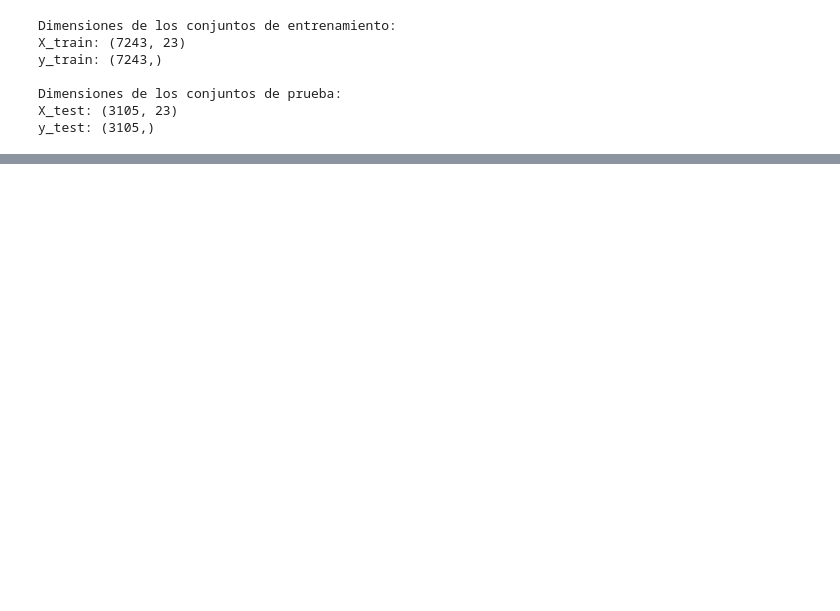
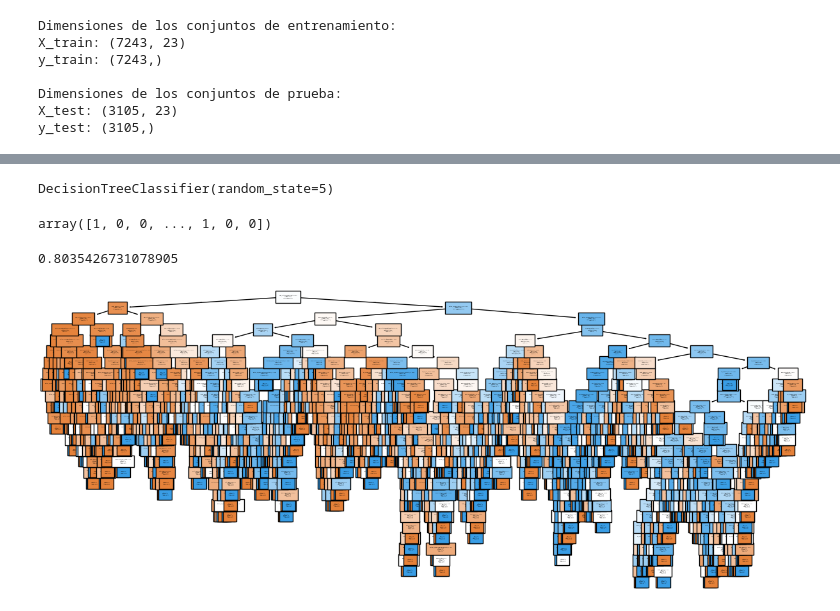
Before and after one commit to CarloR04/Challenge-Telcom_X_2, a Jupyter notebook: Telcom_X_part_2.ipynb, the cells around one changed output, grey strips where cells are left out. Drawn from its saved outputs; the diff is of its cells as text; code cells hidden in the pictures; blank space fills up the shorter version.

Commit message:
Modelos parte 1

```diff
--- a/Telcom_X_part_2.ipynb
+++ b/Telcom_X_part_2.ipynb
@@ -497,8 +525,8 @@ Para los que no eligen el pago  por cheque postal, 1541 no permanecen vs 3870 s
 from sklearn.model_selection import train_test_split
 
 # Separar las características (X) y la variable objetivo (y)
-X = datos_tratados.drop('Permanencia', axis=1)
-y = datos_tratados['Permanencia']
+X = datos_Balanceo.drop('Permanencia', axis=1)
+y = datos_Balanceo['Permanencia']
 
 # Dividir el conjunto de datos en entrenamiento y prueba (70% entrenamiento, 30% prueba)
 X_train, X_test, y_train, y_test = train_test_split(X, y, test_size=0.3, random_state=42)
@@ -520,0 +555,5 @@ y_test: (3105,)
+# %%
+dummy = DummyClassifier()
+dummy.fit(X_train, y_train)
+
+dummy.score(X_test, y_test)
@@ -520,0 +566,13 @@ y_test: (3105,)
+# %%
+modelo_arbol = DecisionTreeClassifier(random_state =5)
+modelo_arbol.fit(X_train, y_train)
+# %% [output]
+DecisionTreeClassifier(random_state=5)
+# %%
+modelo_arbol.predict(X_test)
+# %% [output]
+array([1, 0, 0, ..., 1, 0, 0])
+# %%
+modelo_arbol.score(X_test, y_test)
+# %% [output]
+0.8035426731078905
@@ -520,0 +582,17 @@ y_test: (3105,)
+# %%
+valores_columnas = ['Cliente_Tercera_Edad', 'Pareja_Cliente', 'Dependientes_del_Cliente',
+       'Meses_del_Contrato', 'Sus_Seguridad_online', 'Sus_Respaldo_online',
+       'Sus_Protección_al_Dispositivo', 'Sus_Soporte_Técnico',
+       'Sus_Tv_por_cable', 'sus_streaming_movies', 'Preferencia_Factura',
+       'Gasto_Mensual', 'Cuentas_Diarias', 'Sus_Internet_dsl',
+       'Sus_Internet_fiber optic', 'Sus_Internet_no',
+       'Tipo_Contrato_month-to-month', 'Tipo_Contrato_one year',
+       'Tipo_Contrato_two year', 'Metodo_de_Pago_bank transfer (automatic)',
+       'Metodo_de_Pago_credit card (automatic)',
+       'Metodo_de_Pago_electronic check', 'Metodo_de_Pago_mailed check',
+       'Permanencia']
+# %%
+plt.figure(figsize = (15, 6))
+plot_tree(modelo_arbol, filled = True, class_names = ['no', 'si'], fontsize = 1, feature_names = valores_columnas);
+# %% [output]
+[figure, added]
```
Also changed, not shown: parts of 24 cells of this notebook.
